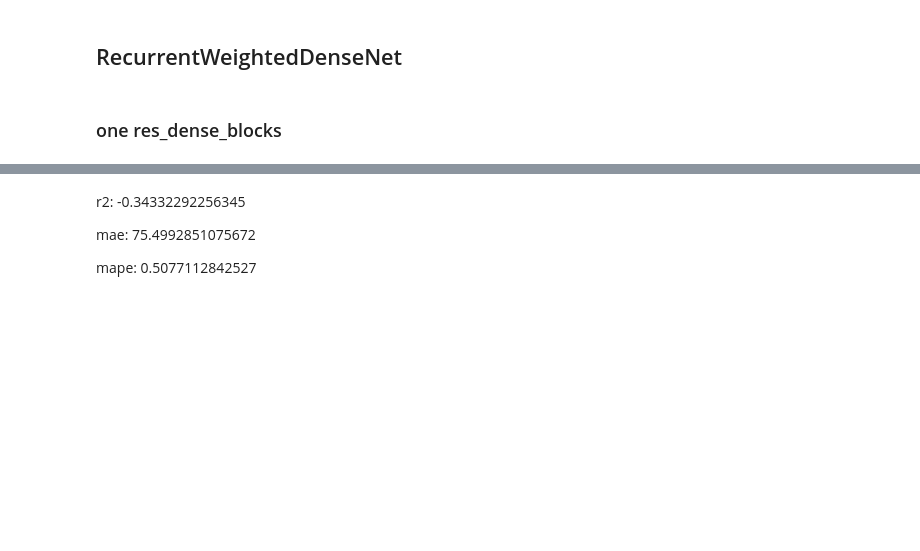
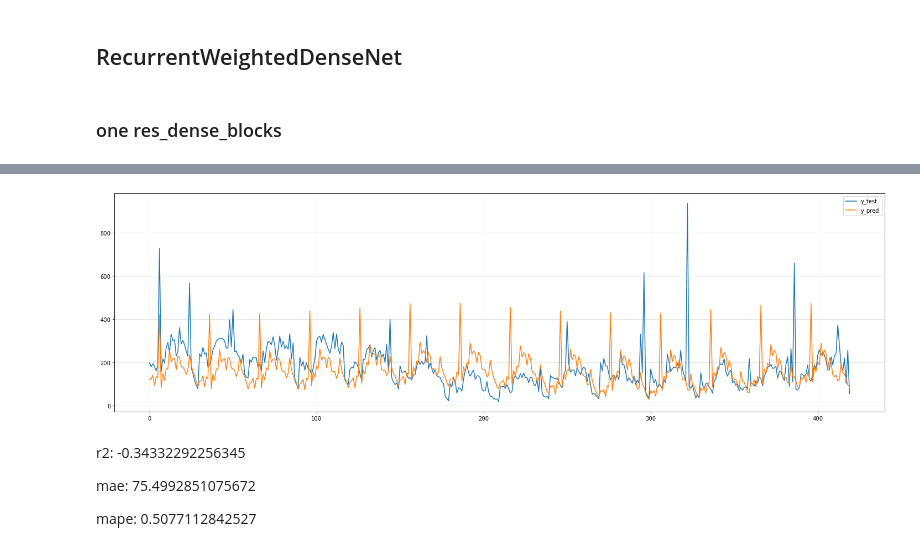
Before and after one commit to BirchKwok/spinesTS, a Jupyter notebook: examples/RecurrentWeightedDenseNet.ipynb, the cells around one changed output, grey strips where cells are left out. Drawn from its saved outputs; the diff is of its cells as text; code cells hidden in the pictures; blank space fills up the shorter version.

```diff
--- a/examples/RecurrentWeightedDenseNet.ipynb
+++ b/examples/RecurrentWeightedDenseNet.ipynb
@@ -40,4 +40,4 @@ Existing CSV file list:
 # %%
 cs = series_data['Series_0']
 cs_data = cs.dataset['turnover_1']
-x_train, x_test, y_train, y_test = split_series(cs_data, cs_data, 420, 420, train_size=0.8)
+x_train, x_test, y_train, y_test = split_series(cs_data, cs_data, 421, 420, train_size=0.8)
@@ -46,7 +50,7 @@ x_train, x_test, y_train, y_test = split_series(cs_data, cs_data, 420, 420, trai
 # %% [markdown]
 ### one res_dense_blocks
 # %%
-rwd_net = RecurrentWeightedDenseNet(420, 420, random_seed=666, res_dense_blocks=1, learning_rate=0.0001)
+rwd_net = RecurrentWeightedDenseNet(421, 420, random_seed=666, res_dense_blocks=1, learning_rate=0.0001)
 rwd_net.fit(x_train, y_train, eval_set=(x_test[:-2], y_test[:-2]), batch_size=32,
              min_delta=0, patience=100, epochs=1000, verbose=True)
 y_pred_cs = rwd_net.predict(x_test[-2:])
@@ -75,6 +79 @@ Epoch 30/1000
+[figure, added]
-# %% [markdown]
-r2: -0.34332292256345
-
-mae: 75.4992851075672
-
-mape: 0.5077112842527
@@ -91,0 +80,6 @@ a = plot2d(y_test[-2:], y_pred_cs, eval_slices='[-1]', labels=['y_test', 'y_pred
+# %% [markdown]
+r2: -0.34332292256345
+
+mae: 75.4992851075672
+
+mape: 0.5077112842527
```
Also changed, not shown: parts of 6 cells of this notebook, 2 other files.
